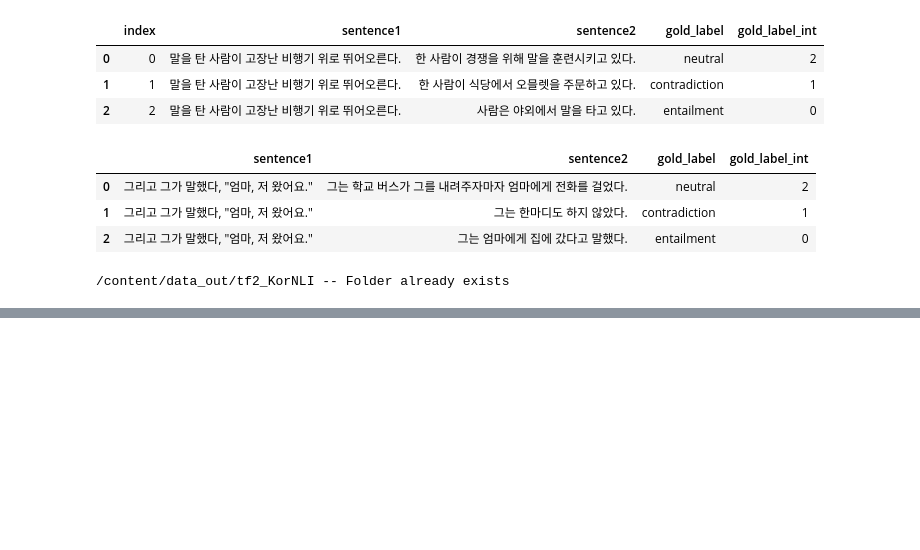
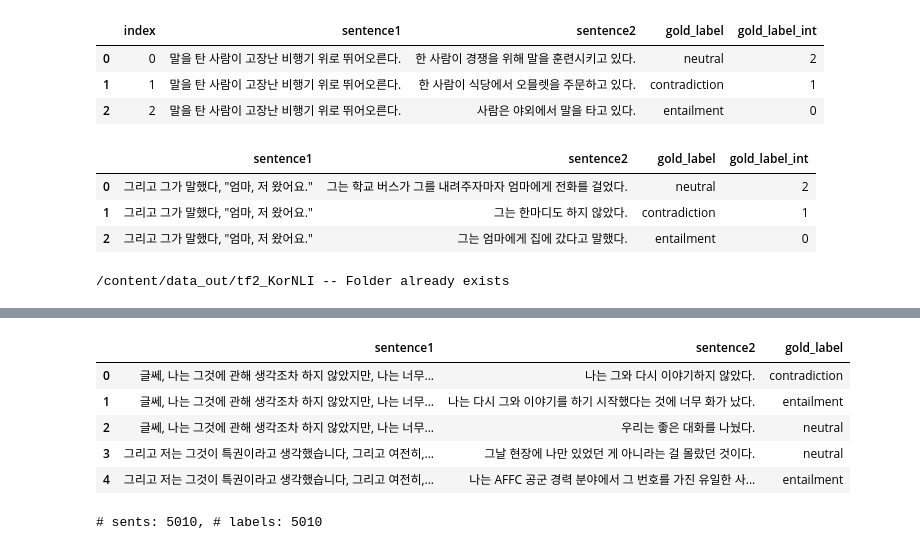
Before and after one commit to jaekyoungkim/tensor2ml_NLP, a Jupyter notebook: 텐서플로와_머신러닝으로_시작하는_자연어처리(ch7_1).ipynb, the cells around one changed output, grey strips where cells are left out. Drawn from its saved outputs; the diff is of its cells as text; code cells hidden in the pictures; blank space fills up the shorter version.

```diff
--- a/텐서플로와_머신러닝으로_시작하는_자연어처리(ch7_1).ipynb
+++ b/텐서플로와_머신러닝으로_시작하는_자연어처리(ch7_1).ipynb
@@ -853,0 +871,14 @@ Epoch 1/3
+# %%
+# Load Test dataset
+TEST_XNLI_DF = os.path.join(DATA_IN_PATH, 'KorNLI', 'xnli.test.ko.tsv')
+
+test_data_xnli = pd.read_csv(TEST_XNLI_DF, header=0, delimiter = '\t', quoting = 3)
+test_data_xnli = test_data_xnli.dropna()
+test_data_xnli.head()
+# %% [output]
+|  | sentence1 | sentence2 | gold_label |
+| 0 | 글쎄, 나는 그것에 관해 생각조차 하지 않았지만, 나는 너무... | 나는 그와 다시 이야기하지 않았다. | contradiction |
+| 1 | 글쎄, 나는 그것에 관해 생각조차 하지 않았지만, 나는 너무... | 나는 다시 그와 이야기를 하기 시작했다는 것에 너무 화가 났다. | entailment |
+| 2 | 글쎄, 나는 그것에 관해 생각조차 하지 않았지만, 나는 너무... | 우리는 좋은 대화를 나눴다. | neutral |
+| 3 | 그리고 저는 그것이 특권이라고 생각했습니다, 그리고 여전히,... | 그날 현장에 나만 있었던 게 아니라는 걸 몰랐던 것이다. | neutral |
+| 4 | 그리고 저는 그것이 특권이라고 생각했습니다, 그리고 여전히,... | 나는 AFFC 공군 경력 분야에서 그 번호를 가진 유일한 사... | entailment |
@@ -853,0 +910,7 @@ Epoch 1/3
+# %%
+test_data_xnli["gold_label_int"] = test_data_xnli["gold_label"].apply(convert_int)
+test_data_xnli_labels = np.array(test_data_xnli['gold_label_int'], dtype=int)
+
+print("# sents: {}, # labels: {}".format(len(test_xnli_input_ids), len(test_data_xnli_labels)))
+# %% [output]
+# sents: 5010, # labels: 5010
```
Also changed, not shown: parts of 5 cells of this notebook.
